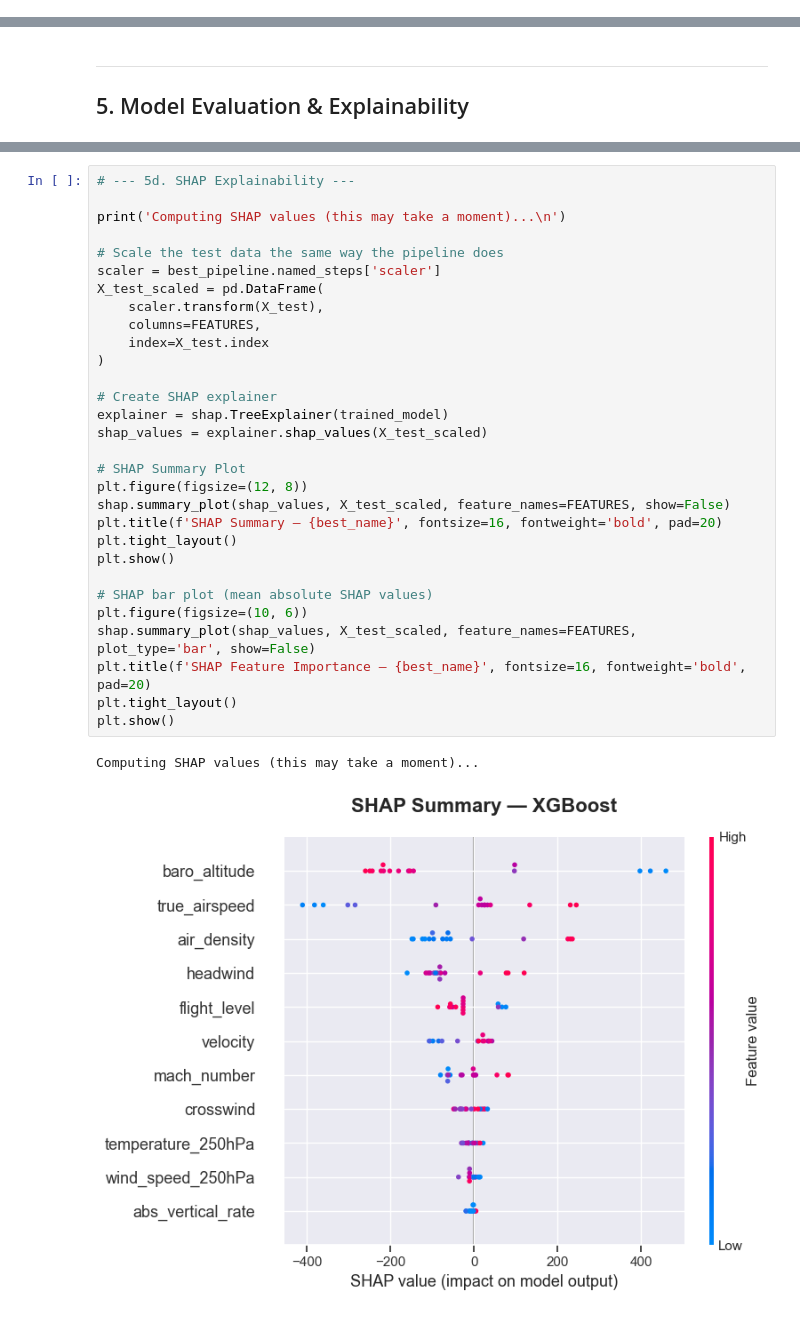
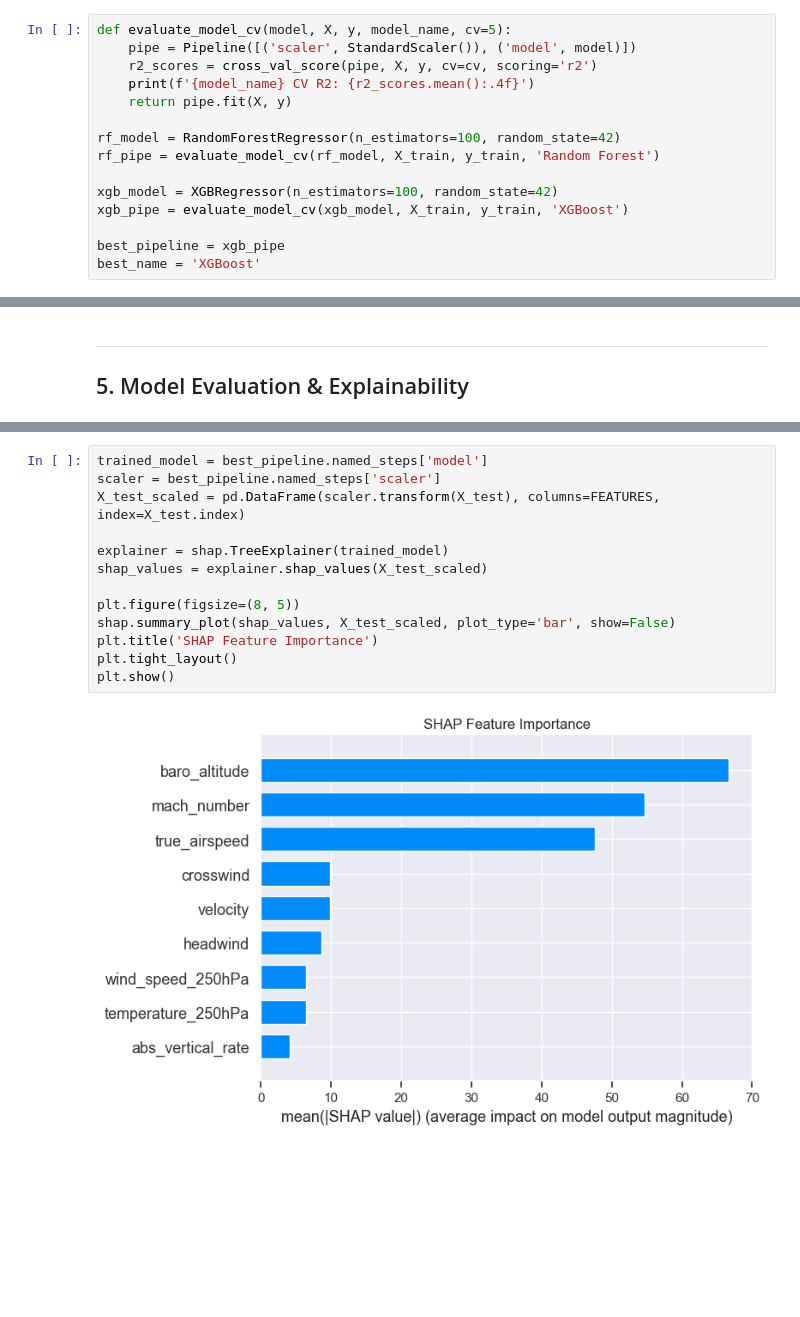
Before and after one commit to milantony05/flight-fuel-analysis, a Jupyter notebook: analysis.ipynb, the cells around one changed output, grey strips where cells are left out. Cells and saved outputs as stored; diff of their text form; blank space fills up the shorter version.

```diff
--- a/analysis.ipynb
+++ b/analysis.ipynb
@@ -683,0 +276,15 @@ Random Forest 0.651143 0.145385 262.756392 330.586796
+# %%
+def evaluate_model_cv(model, X, y, model_name, cv=5):
+    pipe = Pipeline([('scaler', StandardScaler()), ('model', model)])
+    r2_scores = cross_val_score(pipe, X, y, cv=cv, scoring='r2')
+    print(f'{model_name} CV R2: {r2_scores.mean():.4f}')
+    return pipe.fit(X, y)
+
+rf_model = RandomForestRegressor(n_estimators=100, random_state=42)
+rf_pipe = evaluate_model_cv(rf_model, X_train, y_train, 'Random Forest')
+
+xgb_model = XGBRegressor(n_estimators=100, random_state=42)
+xgb_pipe = evaluate_model_cv(xgb_model, X_train, y_train, 'XGBoost')
+
+best_pipeline = xgb_pipe
+best_name = 'XGBoost'
@@ -794,33 +313,15 @@ Top 5 Most Important Features:
 # %%
-# --- 5d. SHAP Explainability ---
+trained_model = best_pipeline.named_steps['model']
+scaler = best_pipeline.named_steps['scaler']
+X_test_scaled = pd.DataFrame(scaler.transform(X_test), columns=FEATURES, index=X_test.index)
 
-print('Computing SHAP values (this may take a moment)...\n')
-
-# Scale the test data the same way the pipeline does
-scaler = best_pipeline.named_steps['scaler']
-X_test_scaled = pd.DataFrame(
-    scaler.transform(X_test),
-    columns=FEATURES,
-    index=X_test.index
-)
-
-# Create SHAP explainer
 explainer = shap.TreeExplainer(trained_model)
 shap_values = explainer.shap_values(X_test_scaled)
 
-# SHAP Summary Plot
-plt.figure(figsize=(12, 8))
-shap.summary_plot(shap_values, X_test_scaled, feature_names=FEATURES, show=False)
-plt.title(f'SHAP Summary — {best_name}', fontsize=16, fontweight='bold', pad=20)
+plt.figure(figsize=(8, 5))
+shap.summary_plot(shap_values, X_test_scaled, plot_type='bar', show=False)
+plt.title('SHAP Feature Importance')
 plt.tight_layout()
 plt.show()
-
-# SHAP bar plot (mean absolute SHAP values)
-plt.figure(figsize=(10, 6))
-shap.summary_plot(shap_values, X_test_scaled, feature_names=FEATURES, plot_type='bar', show=False)
-plt.title(f'SHAP Feature Importance — {best_name}', fontsize=16, fontweight='bold', pad=20)
-plt.tight_layout()
-plt.show()
 # %% [output]
-Computing SHAP values (this may take a moment)...
-[figure, old version]
+[figure, new version]
```
Also changed, not shown: parts of 35 cells of this notebook, 1 other file.
